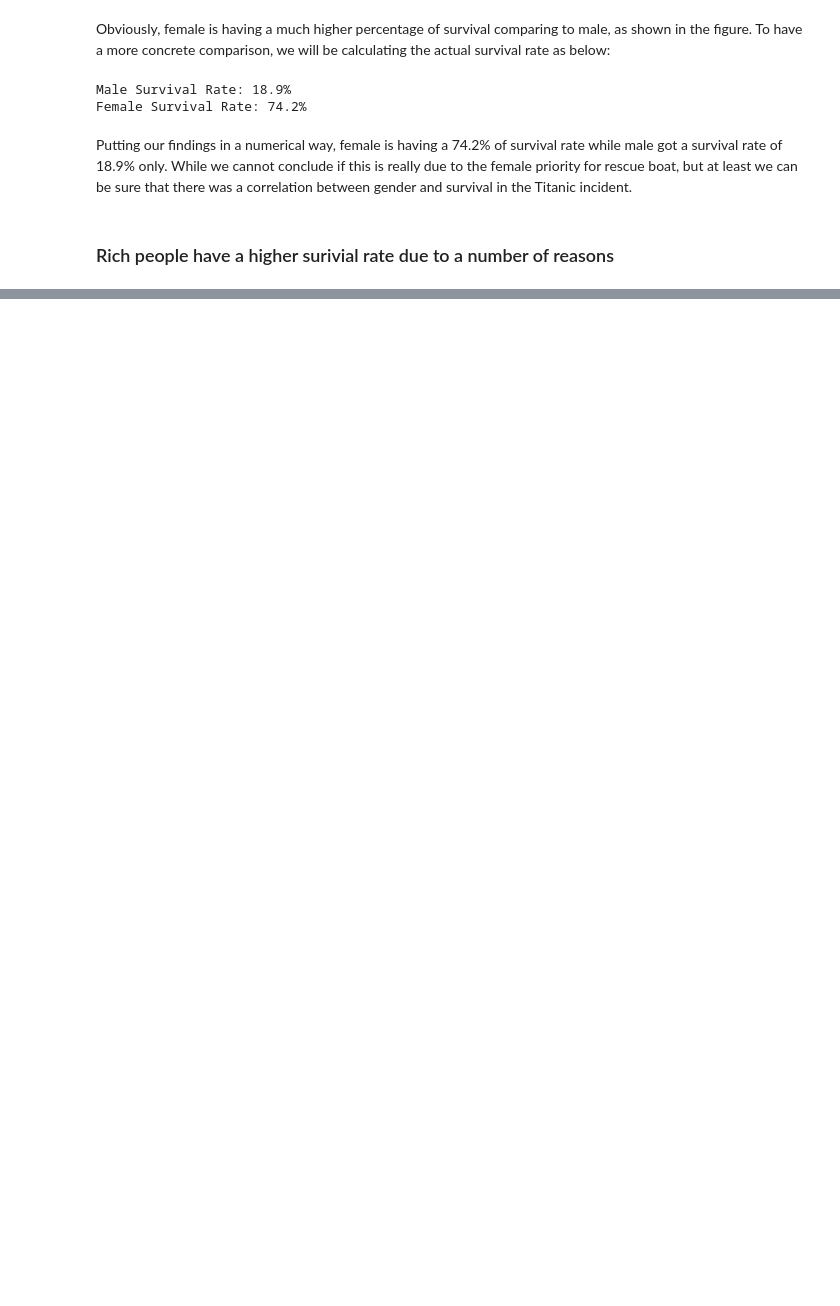
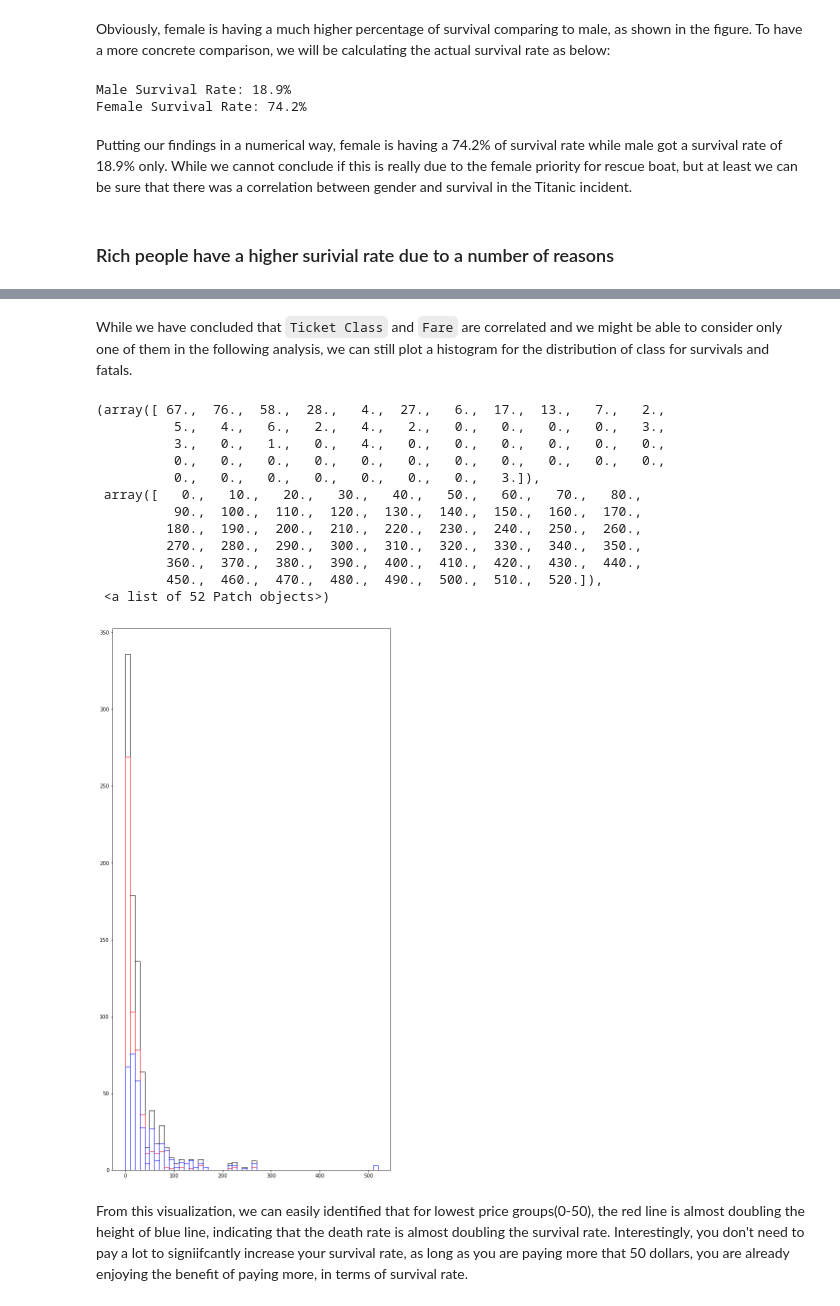
Before and after one commit to darrenchiu/udacity-data-analyst-nanodegree, a Jupyter notebook: P1-Investigate_a_Dataset/Investigate_a_Dataset_Titanic.ipynb, the cells around one changed output, grey strips where cells are left out. Cells and saved outputs as stored; diff of their text form; code cells hidden in the pictures; blank space fills up the shorter version.

```diff
--- a/P1-Investigate_a_Dataset/Investigate_a_Dataset_Titanic.ipynb
+++ b/P1-Investigate_a_Dataset/Investigate_a_Dataset_Titanic.ipynb
@@ -146,28 +195,0 @@ plt.hist(passengers_data.Pclass)
-# %%
-# we might also want to know the survival rate of each class
-
-from collections import Counter
-
-survived = passengers_data[passengers_data['Survived']==1]
-display(survived.head())
-
-plt.figure(5)
-data = ['m', 'f', 'm', 'f', 'm']
-counts = Counter(data)
-frequencies = counts.values()
-x_labels = counts.keys()
-bar_x_locations = np.arange(len(frequencies))
-
-plt.bar(bar_x_locations, frequencies, align = 'center')
-plt.xticks(bar_x_locations, x_labels)
-
-plt.figure(1)
-bins = np.arange(min(survived.Age.dropna()), max(survived.Age.dropna()), 5)
-plt.hist(survived.Age.dropna(), bins=bins)
-
-data = [1,2,3,4,5,6,6,6,7,8,1,2,3,4]
-
-plt.figure(7)
-bin_width = 1
-bins = np.arange(min(data), max(data) + bin_width, bin_width)
-plt.hist(data, bins=bins)
@@ -193,0 +228,25 @@ passengers_data.groupby('Survived').mean()
+# %% [markdown]
+While we have concluded that `Ticket Class` and `Fare` are correlated and we might be able to consider only one of them in the following analysis, we can still plot a histogram for the distribution of class for survivals and fatals.
+# %%
+# plotting the class distribution of survived and dead passengers on the same graph
+plt.figure(4, figsize=(10,20))
+bins = np.arange(min(passengers_data.Fare), max(passengers_data.Fare)+ 10, 10)
+plt.hist(passengers_data.Fare, bins=bins, edgecolor='black', fill=False, stacked=False)
+plt.hist(dead.Fare, bins=bins, edgecolor = "red", stacked=True, fill=False)
+plt.hist(survived.Fare, bins=bins, edgecolor = "blue", stacked=True, fill=False)
+# %% [output]
+(array([ 67.,  76.,  58.,  28.,   4.,  27.,   6.,  17.,  13.,   7.,   2.,
+          5.,   4.,   6.,   2.,   4.,   2.,   0.,   0.,   0.,   0.,   3.,
+          3.,   0.,   1.,   0.,   4.,   0.,   0.,   0.,   0.,   0.,   0.,
+          0.,   0.,   0.,   0.,   0.,   0.,   0.,   0.,   0.,   0.,   0.,
+          0.,   0.,   0.,   0.,   0.,   0.,   0.,   3.]),
+ array([   0.,   10.,   20.,   30.,   40.,   50.,   60.,   70.,   80.,
+          90.,  100.,  110.,  120.,  130.,  140.,  150.,  160.,  170.,
+         180.,  190.,  200.,  210.,  220.,  230.,  240.,  250.,  260.,
+         270.,  280.,  290.,  300.,  310.,  320.,  330.,  340.,  350.,
+         360.,  370.,  380.,  390.,  400.,  410.,  420.,  430.,  440.,
+         450.,  460.,  470.,  480.,  490.,  500.,  510.,  520.]),
+ <a list of 52 Patch objects>)
+[figure, added]
+# %% [markdown]
+From this visualization, we can easily identified that for lowest price groups(0-50), the red line is almost doubling the height of blue line, indicating that the death rate is almost doubling the survival rate. Interestingly, you don't need to pay a lot to signiifcantly increase your survival rate, as long as you are paying more that 50 dollars, you are already enjoying the benefit of paying more, in terms of survival rate.
```
Also changed, not shown: parts of 17 cells of this notebook.
